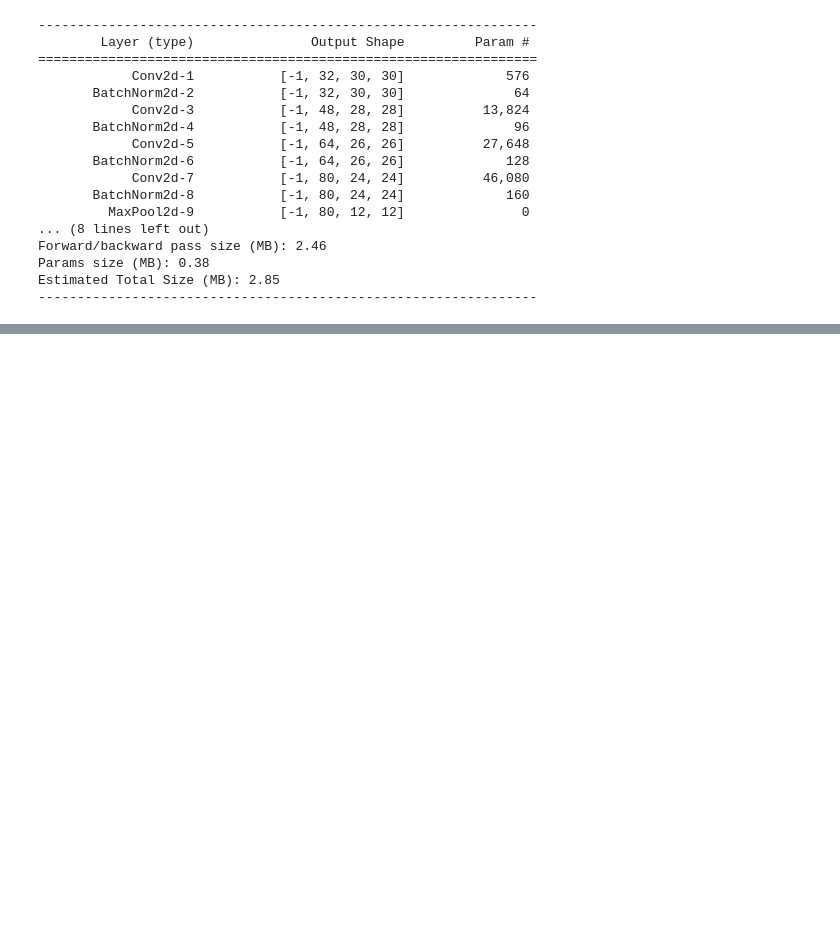
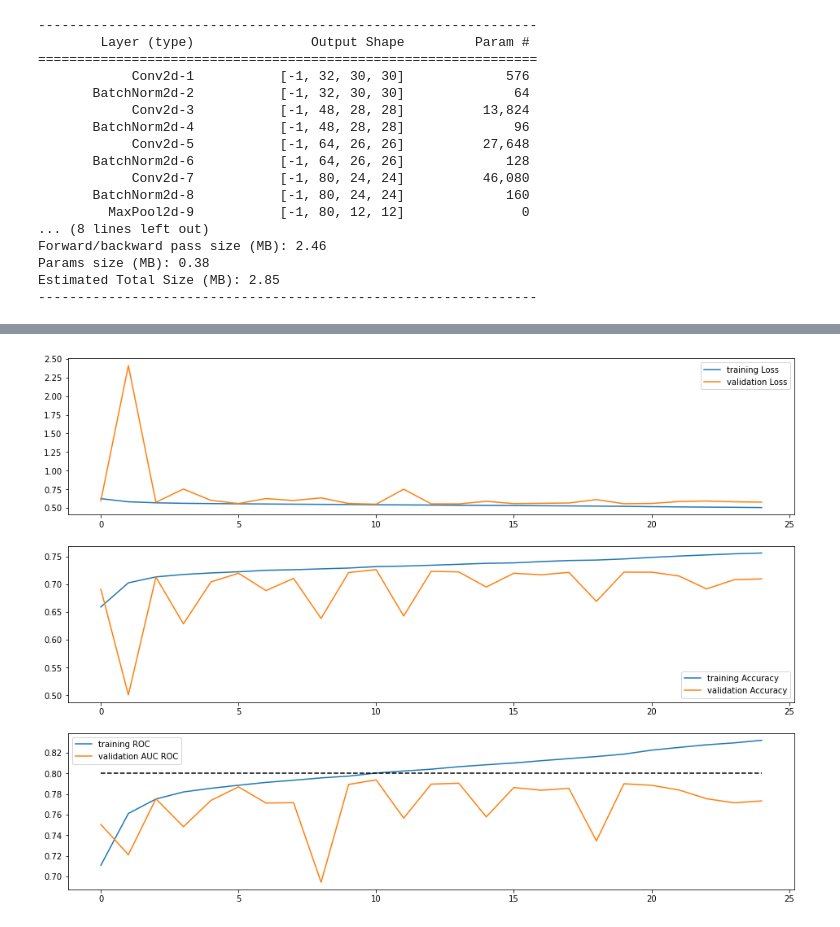
Before and after one commit to mlewandowski0/E2E_2023, a Jupyter notebook: Task1_pytorch_lower_mem.ipynb, the cells around one changed output, grey strips where cells are left out. Drawn from its saved outputs; the diff is of its cells as text; code cells hidden in the pictures; blank space fills up the shorter version.

```diff
--- a/Task1_pytorch_lower_mem.ipynb
+++ b/Task1_pytorch_lower_mem.ipynb
@@ -514,3 +513,7 @@ Epoch 16/24
+# %%
+plotResults(simple_res)
+# %% [output]
+[figure, added]
 # %%
 class ModelM3(nn.Module):
     def __init__(self):
```
Also changed, not shown: parts of 17 cells of this notebook.
